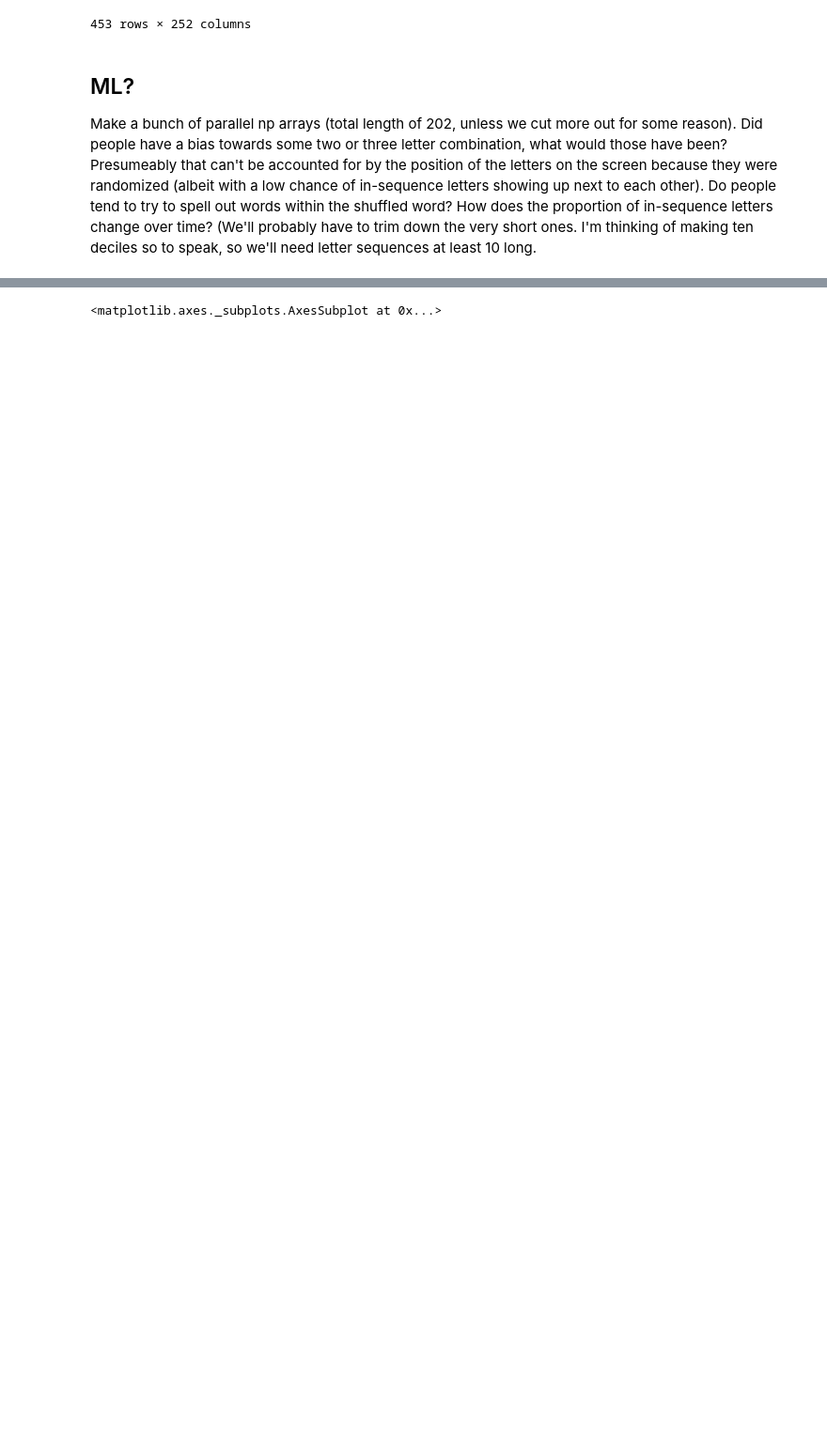
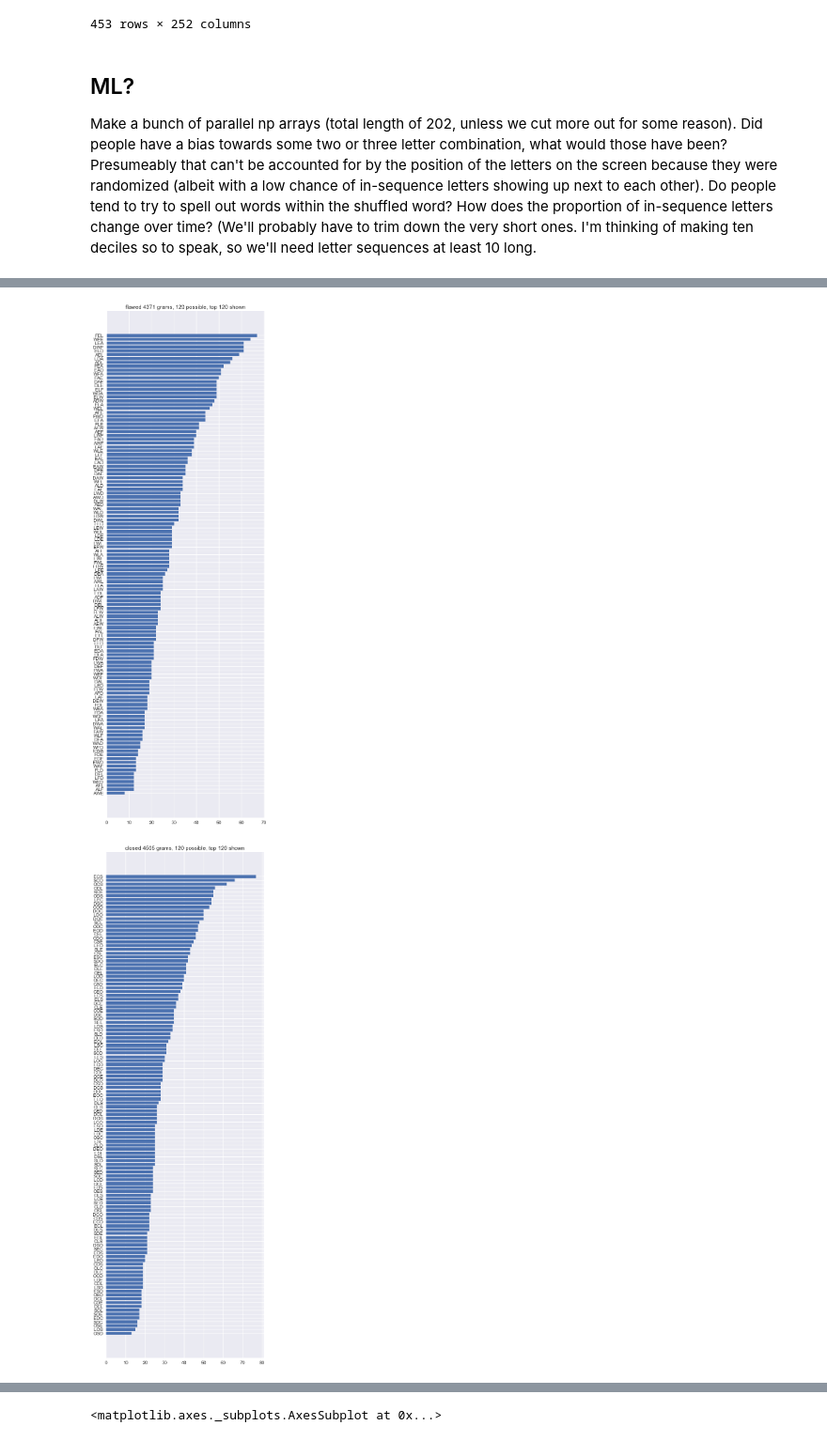
Before and after one commit to jessebmurray/eyetracking, a Jupyter notebook: par_data_total.ipynb, the cells around one changed output, grey strips where cells are left out. Shown at 94% size. Drawn from its saved outputs; the diff is of its cells as text; code cells hidden in the pictures; blank space fills up the shorter version.

```diff
--- a/par_data_total.ipynb
+++ b/par_data_total.ipynb
@@ -814,0 +871,5 @@ for i in range(len(possible_bigram_counts_for_words)):
+# %%
+plot_top_grams(n_grams=3)
+# %% [output]
+[figure, added]
+[figure, added]
```
Also changed, not shown: parts of 29 cells of this notebook.
